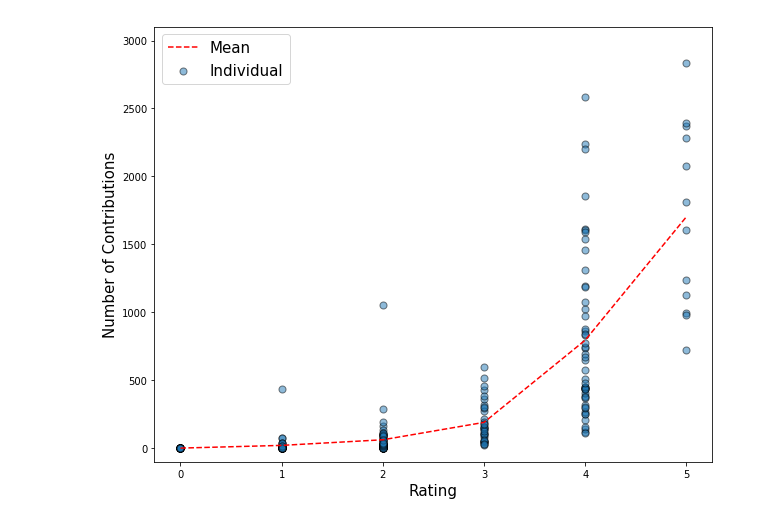
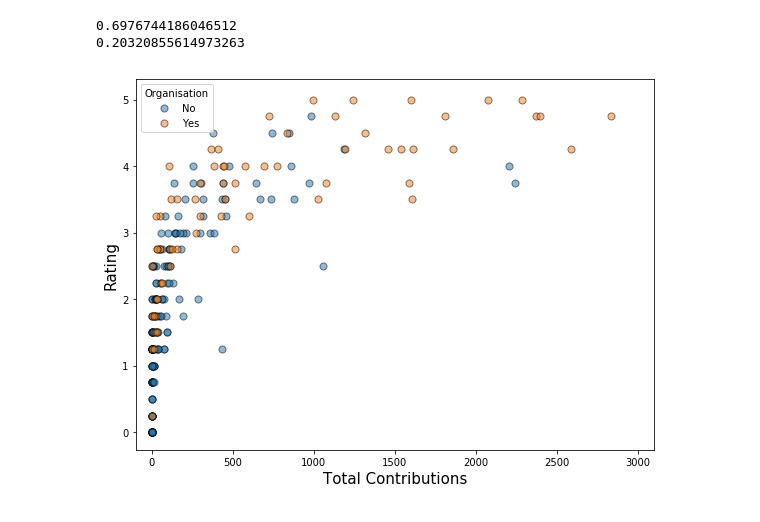
Before and after one commit to conorosully/git-rater, a Jupyter notebook: src/data_exploration.ipynb, the cells around one changed output. Drawn from its saved outputs; the diff is of its cells as text; code cells hidden in the pictures.

```diff
--- a/src/data_exploration.ipynb
+++ b/src/data_exploration.ipynb
@@ -79,24 +52,0 @@ plt.savefig('../figures/ratings_consistency.png',format='png')
-# %%
-labels = [0, 0.5, 1, 1.5, 2, 2.5, 3, 3.5, 4, 4.5, 5]
-
-
-mat = []
-for i in labels:
-    vec = []
-    for j in labels:
-        vec.append(len(data[(data.r2==i) & (data.r1==j)]))
-    mat.append(vec)
-
-mat_df = pd.DataFrame(mat,columns=labels,index=labels)
-
-plt.figure(figsize=(10, 10), dpi= 80, facecolor='w', edgecolor='k')
-sns.set(font_scale=1)
-
-ax = plt.axes()
-sns.heatmap(mat_df,cmap="Blues",ax=ax,annot=True,fmt='.5g')
-
-plt.ylabel("Rating 2",size=15)
-plt.xlabel('Rating 1',size=15)
-ax.invert_yaxis()
-
-plt.savefig('../figures/ratings_consistency2.png',format='png')
@@ -141,15 +69,22 @@ cont_stats['n_cont']
 # %%
-plt.subplots(nrows=1, ncols=1,figsize=(10,8))
+# Organisation and contributions
+print(np.mean(data[data.n_cont>=500]['org_flag']))
+print(np.mean(data[data.n_cont<500]['org_flag']))
 
-plt.scatter(data['y'],data['n_cont'],s=50,alpha=0.5,edgecolors='#000000',label = 'Individual')
+plt.subplots(nrows=1, ncols=1,figsize=(8,6))
 
-plt.plot(cont_stats['n_cont']['mean'],'r--',label='Mean')
-plt.ylabel("Number of Contributions",size=15)
-plt.xlabel('Rating',size=15)
-plt.ylim(-100,3100)
-plt.legend(loc= 2,prop={'size': 15})
+plt.scatter('n_cont','y',data=data[data.org_flag==0], s=50,alpha=0.5,edgecolors='#000000',label = 'No')
+plt.scatter('n_cont','y',data=data[data.org_flag==1], s=50,alpha=0.5,edgecolors='#000000',label = 'Yes')
 
+#plt.plot(cont_stats['n_cont']['mean'],'r--',label='Mean')
+plt.xlabel("Total Contributions",size=15)
+plt.ylabel('Rating',size=15)
+plt.xlim(-100,3100)
+plt.legend(loc= 2,prop={'size': 10},title='Organisation')
 
-plt.savefig('../figures/cont_rating.png',format='png')
+plt.tight_layout()
+plt.savefig(path + 'org_cont.png',format='png',dpi=150)
 # %% [output]
+0.6976744186046512
+0.20320855614973263
-[figure, old version]
+[figure, new version]
```
Also changed, not shown: parts of 55 cells of this notebook, 6 other files.
